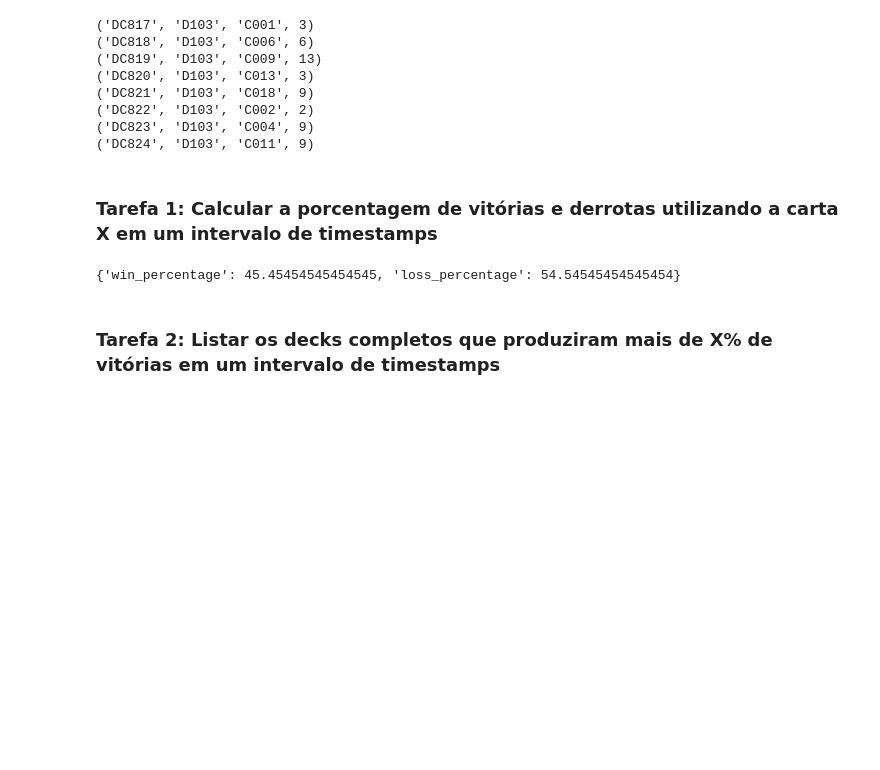
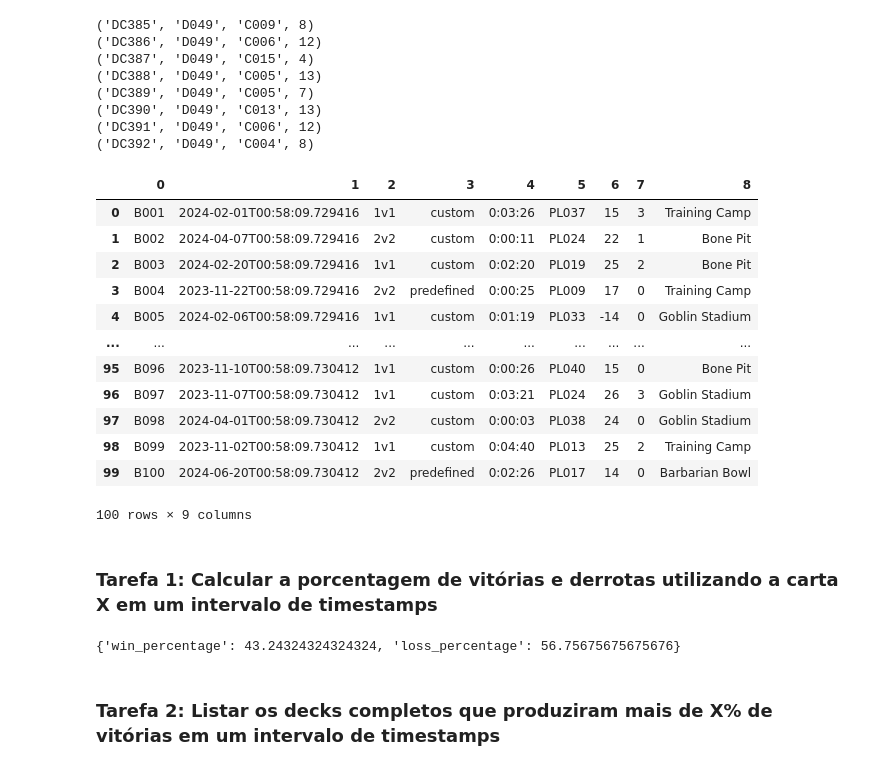
Before and after one commit to Heitor-Leal-Farnese/clash_royale, a Jupyter notebook: clash_royale_banco_ficticio.ipynb, the cells around one changed output. Drawn from its saved outputs; the diff is of its cells as text; code cells hidden in the pictures; blank space fills up the shorter version.

Commit message:
Acrescido o atributo battleDuration às battles. Acrescidas versões exclusivamente em Python das tarefas 3, 4 e 5.

```diff
--- a/clash_royale_banco_ficticio.ipynb
+++ b/clash_royale_banco_ficticio.ipynb
@@ -18,6 +20,15 @@ def query_db(query, params=()):
     df = pd.read_sql_query(query, conn, params=params)
     conn.close()
     return df
+
+def generate_random_battle_duration():
+    # Gerar uma duração aleatória em segundos entre 0 e 5 minutos (0 a 300 segundos)
+    duration_seconds = random.randint(0, 300)
+
+    # Converter para um objeto timedelta
+    duration = timedelta(seconds=duration_seconds)
+
+    return duration
 # %%
 descricoes_para_cartas = [
     "O Dragão Infernal queima tudo em seu caminho com um raio de fogo concentrado, deixando apenas cinzas.",
@@ -117,6 +128,7 @@ battles = [
         "gameMode": random.choice(["1v1", "2v2"]),
         "deckSelection": random.choice(["predefined", "custom"]),
 #         "winner": random.choice([f"PL{j:03d}" for j in range(1, escala * 4 + 1)]),
+        "battleDuration": generate_random_battle_duration(),
         "trophyChange": random.randint(-30, 30),
         "crowns": random.randint(0, 3),
         "arena": random.choice(["Training Camp", "Goblin Stadium", "Bone Pit", "Barbarian Bowl"])
@@ -372,14 +386,51 @@ deck_cards = get_deck_cards_for_battle_player(battlePlayerId)
 for deck_card in deck_cards:
     print(deck_card)
 # %% [output]
-('DC817', 'D103', 'C001', 3)
-('DC818', 'D103', 'C006', 6)
-('DC819', 'D103', 'C009', 13)
-('DC820', 'D103', 'C013', 3)
-('DC821', 'D103', 'C018', 9)
-('DC822', 'D103', 'C002', 2)
-('DC823', 'D103', 'C004', 9)
-('DC824', 'D103', 'C011', 9)
+('DC385', 'D049', 'C009', 8)
+('DC386', 'D049', 'C006', 12)
+('DC387', 'D049', 'C015', 4)
+('DC388', 'D049', 'C005', 13)
+('DC389', 'D049', 'C005', 7)
+('DC390', 'D049', 'C013', 13)
+('DC391', 'D049', 'C006', 12)
+('DC392', 'D049', 'C004', 8)
+# %%
+################################
+####### TESTE DE QUERY 3 #######
+################################
+
+# Reabre a conexão com o banco de dados
+conn = sqlite3.connect('clash_royale.db')
+cursor = conn.cursor()
+
+# Executa a consulta SQL
+query = '''
+SELECT *
+FROM battles bp
+'''
+cursor.execute(query)
+
+# Obtém os resultados da consulta
+results = cursor.fetchall()
+
+# Fecha a conexão com o banco de dados
+conn.close()
+
+pd.DataFrame(results)
+# %% [output]
+|  | 0 | 1 | 2 | 3 | 4 | 5 | 6 | 7 | 8 |
+| 0 | B001 | 2024-02-01T00:58:09.729416 | 1v1 | custom | 0:03:26 | PL037 | 15 | 3 | Training Camp |
+| 1 | B002 | 2024-04-07T00:58:09.729416 | 2v2 | custom | 0:00:11 | PL024 | 22 | 1 | Bone Pit |
+| 2 | B003 | 2024-02-20T00:58:09.729416 | 1v1 | custom | 0:02:20 | PL019 | 25 | 2 | Bone Pit |
+| 3 | B004 | 2023-11-22T00:58:09.729416 | 2v2 | predefined | 0:00:25 | PL009 | 17 | 0 | Training Camp |
+| 4 | B005 | 2024-02-06T00:58:09.729416 | 1v1 | custom | 0:01:19 | PL033 | -14 | 0 | Goblin Stadium |
+| ... | ... | ... | ... | ... | ... | ... | ... | ... | ... |
+| 95 | B096 | 2023-11-10T00:58:09.730412 | 1v1 | custom | 0:00:26 | PL040 | 15 | 0 | Bone Pit |
+| 96 | B097 | 2023-11-07T00:58:09.730412 | 1v1 | custom | 0:03:21 | PL024 | 26 | 3 | Goblin Stadium |
+| 97 | B098 | 2024-04-01T00:58:09.730412 | 2v2 | custom | 0:00:03 | PL038 | 24 | 0 | Goblin Stadium |
+| 98 | B099 | 2023-11-02T00:58:09.730412 | 1v1 | custom | 0:04:40 | PL013 | 25 | 2 | Training Camp |
+| 99 | B100 | 2024-06-20T00:58:09.730412 | 2v2 | predefined | 0:02:26 | PL017 | 14 | 0 | Barbarian Bowl |
+100 rows × 9 columns
 # %% [markdown]
 <h3>Tarefa 1: Calcular a porcentagem de vitórias e derrotas utilizando a carta X em um intervalo de timestamps</h3>
 # %%
@@ -411,7 +462,7 @@ start_time = '2023-01-01T00:00:00'
 end_time = '2024-12-31T23:59:59'
 print(win_loss_percentage_with_card(card_id, start_time, end_time))
 # %% [output]
-{'win_percentage': 45.45454545454545, 'loss_percentage': 54.54545454545454}
+{'win_percentage': 43.24324324324324, 'loss_percentage': 56.75675675675676}
 # %% [markdown]
 <h3>Tarefa 2: Listar os decks completos que produziram mais de X% de vitórias em um intervalo de timestamps</h3>
 # %%
```
Also changed, not shown: parts of 14 cells of this notebook, 1 other file.
